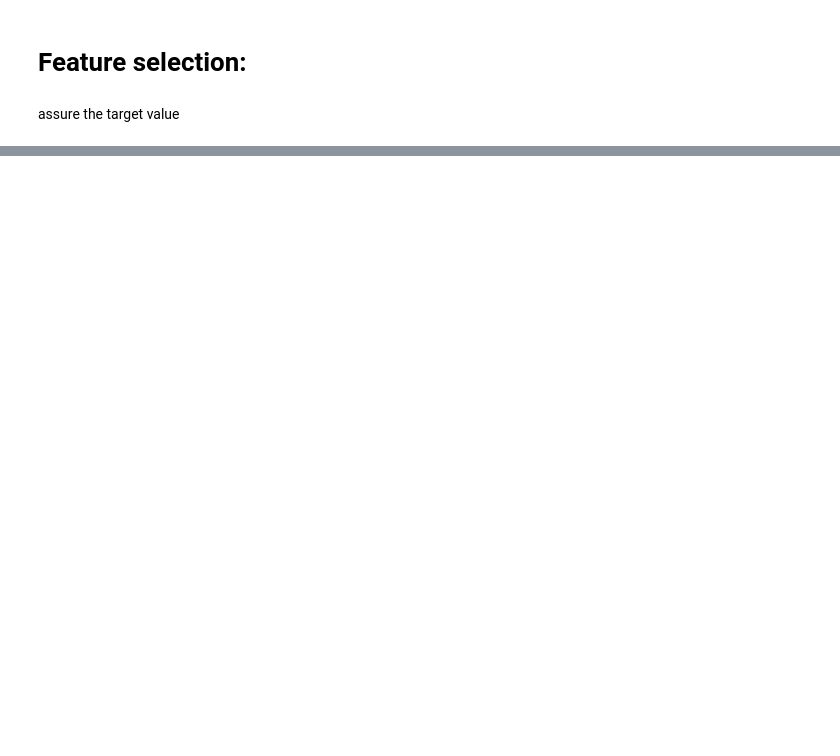
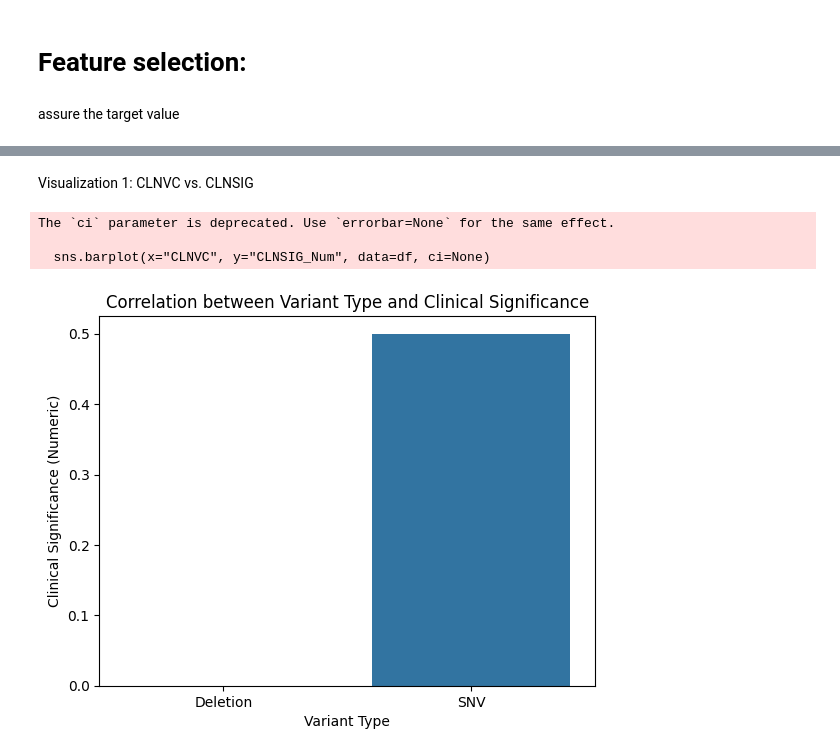
Before and after one commit to InbalBolshinsky/multi-modal-mutation-detector, a Jupyter notebook: notebooks/LungCancer_ClinVar_DataPrep.ipynb, the cells around one changed output, grey strips where cells are left out. Drawn from its saved outputs; the diff is of its cells as text; code cells hidden in the pictures; blank space fills up the shorter version.

```diff
--- a/notebooks/LungCancer_ClinVar_DataPrep.ipynb
+++ b/notebooks/LungCancer_ClinVar_DataPrep.ipynb
@@ -771,0 +705,33 @@ Name: CLNSIG, dtype: float64
+# %%
+import pandas as pd
+import numpy as np
+import matplotlib.pyplot as plt
+import seaborn as sns
+
+# Example dataset (replace with your actual data)
+data = {
+    "CLNVC": ["Deletion", "SNV", "Deletion", "SNV", "Deletion"],
+    "CLNSIG": ["Pathogenic", "Benign", "Likely Benign", "Pathogenic", "VUS"],
+    "POS": [66927, 69134, 67000, 69000, 67500],
+    "MC": ["Missense Variant", "Intron Variant", "Missense Variant", "Intron Variant", "Missense Variant"]
+}
+
+df = pd.DataFrame(data)
+
+# Map categorical values to numbers
+df["CLNVC_Num"] = df["CLNVC"].map({"Deletion": 1, "SNV": 2})
+df["CLNSIG_Num"] = df["CLNSIG"].map({"Pathogenic": 1, "Likely Benign": 0, "Benign": 0, "VUS": -1})
+df["MC_Num"] = df["MC"].map({"Missense Variant": 1, "Intron Variant": 0})
+# %% [markdown]
+Visualization 1: CLNVC vs. CLNSIG
+# %%
+sns.barplot(x="CLNVC", y="CLNSIG_Num", data=df, ci=None)
+plt.title("Correlation between Variant Type and Clinical Significance")
+plt.ylabel("Clinical Significance (Numeric)")
+plt.xlabel("Variant Type")
+plt.show()
+# %% [output]
+The `ci` parameter is deprecated. Use `errorbar=None` for the same effect.
+
+  sns.barplot(x="CLNVC", y="CLNSIG_Num", data=df, ci=None)
+[figure, added]
```
Also changed, not shown: parts of 32 cells of this notebook.
